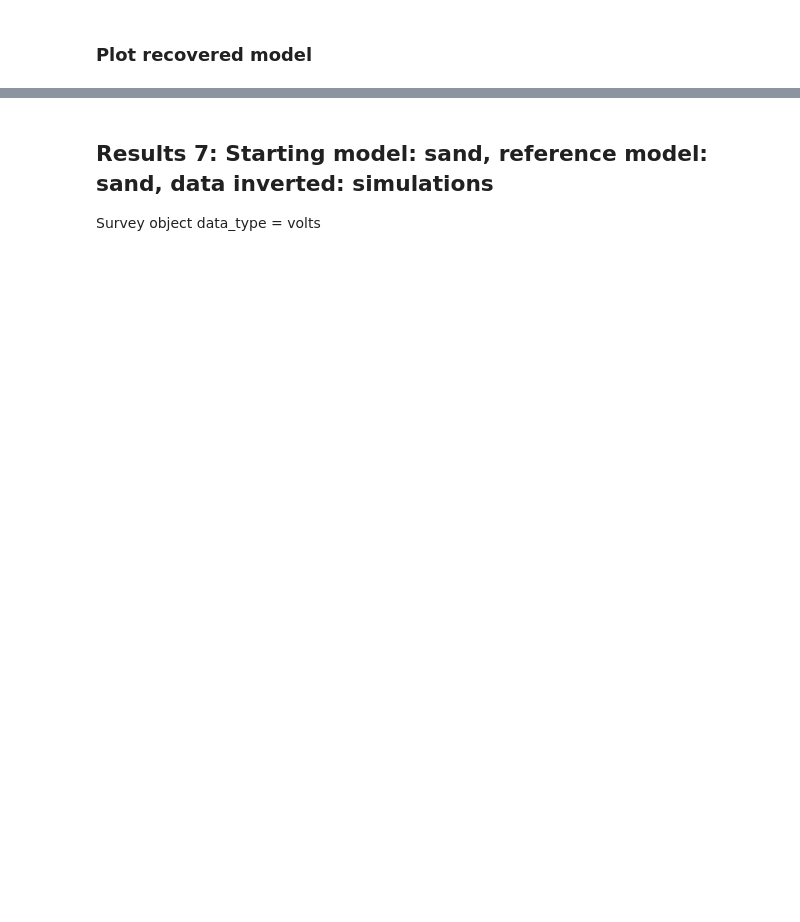
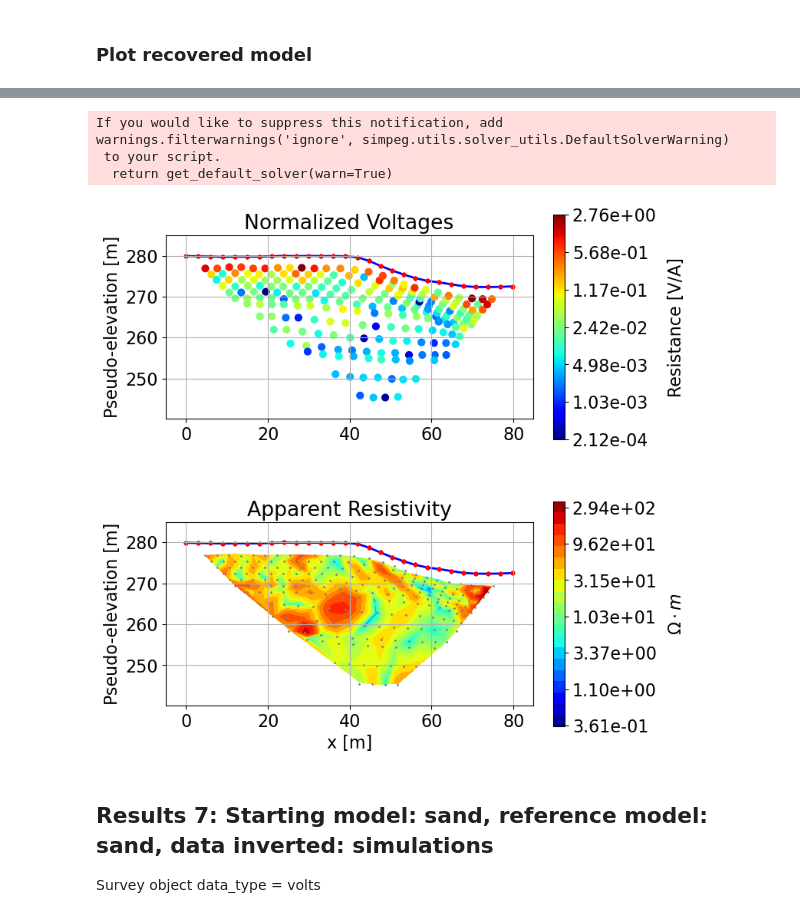
Before and after one commit to rbcmendoza/eosc-556b-project, a Jupyter notebook: phase1.ipynb, the cells around one changed output, grey strips where cells are left out. Cells and saved outputs as stored; diff of their text form; code cells hidden in the pictures; blank space fills up the shorter version.

```diff
--- a/phase1.ipynb
+++ b/phase1.ipynb
@@ -770,3 +812,75 @@ plt.tight_layout()
+# %%
+dpred_recovered = simulation_res.dpred(recovered_resistivity_model)
+apparent_resistivities_recovered = apparent_resistivity_from_voltage(survey, dpred_recovered)
+# %% [output]
+If you would like to suppress this notification, add
+warnings.filterwarnings('ignore', simpeg.utils.solver_utils.DefaultSolverWarning)
+ to your script.
+  return get_default_solver(warn=True)
+# %%
+fig4, ax4 = plt.subplots(2,1, figsize=(8,8))
+
+# TOP PLOT
+plot_pseudosection(
+    data=survey,
+    dobs= dpred_recovered-dpred_res,#dpred_res,
+    plot_type="scatter",
+    ax=ax4[0],
+    scale="log",
+    cbar_label="Resistance [V/A]",
+    scatter_opts={"cmap": colormap_name}
+)
+
+# Overlay topography, electrodes, and pseudo-locations
+ax4[0].grid()
+# Plot topography z-column vs x-column
+ax4[0].plot(topography_2d.iloc[:,0], topography_2d.iloc[:,1], color="b", linewidth=2, label='surface', zorder=1)
+# Plot electrodes B and N. They are the outer electrodes, so we plot them to show the full range of electrodes.
+ax4[0].scatter(locations_b[:,0], locations_b[:,1], 8, "r", label='electrodes')
+ax4[0].scatter(locations_n[:,0], locations_n[:,1], 8, "r")
+# Set vertical exaggeration to 1
+ax4[0].set_aspect('equal', adjustable='box')
+
+# Configure x- and y-axes
+ax4[0].set_xlim(xlim_min-buffer_in_meters, xlim_max+buffer_in_meters)
+ax4[0].set_ylim(ylim_min-buffer_in_meters, ylim_max+buffer_in_meters)
+ax4[0].set_xlabel("")
+ax4[0].set_ylabel("Pseudo-elevation [m]")
+ax4[0].set_title("Normalized Voltages")
+
+# BOTTOM PLOT
+plot_pseudosection(
+    survey,
+    dobs= apparent_resistivities_recovered-apparent_resistivities,
+    plot_type="contourf",
+    ax=ax4[1],
+    scale="log",
+    cbar_label=r"$\Omega \cdot m$",
+    mask_topography=True,
+    contourf_opts={"levels": 20, "cmap": colormap_name},
+)
+ax4[1].set_title("Apparent Resistivity")
+# Overlay topography, electrodes, and pseudo-locations
+ax4[1].grid()
+# Plot topography z-column vs x-column
+ax4[1].plot(topography_2d.iloc[:,0], topography_2d.iloc[:,1], color="b", linewidth=2, label='surface', zorder=1)
+# Plot electrodes B and N. They are the outer electrodes, so we plot them to show the full range of electrodes.
+ax4[1].scatter(locations_b[:,0], locations_b[:,1], 8, "r", label='electrodes')
+ax4[1].scatter(locations_n[:,0], locations_n[:,1], 8, "r")
+# Set vertical exaggeration to 1
+ax4[1].set_aspect('equal', adjustable='box')
+# Plot pseudo-locations
+ax4[1].scatter(pseudo_locations_xz[:, 0], pseudo_locations_xz[:, -1], marker=".", s=4, color='grey', label='pseudo-locations')
+
+# Configure x- and y-axes
+ax4[1].set_xlim(xlim_min-buffer_in_meters, xlim_max+buffer_in_meters)
+ax4[1].set_ylim(ylim_min-buffer_in_meters, ylim_max+buffer_in_meters)
+ax4[1].set_xlabel("x [m]")
+ax4[1].set_ylabel("Pseudo-elevation [m]")
+
+fig4.tight_layout()
+# %% [output]
+[figure, added]
 # %% [markdown]
 ## Results 7: Starting model: sand, reference model: sand, data inverted: simulations
 Survey object data_type = volts
```
Also changed, not shown: parts of 23 cells of this notebook, 4 other files.
